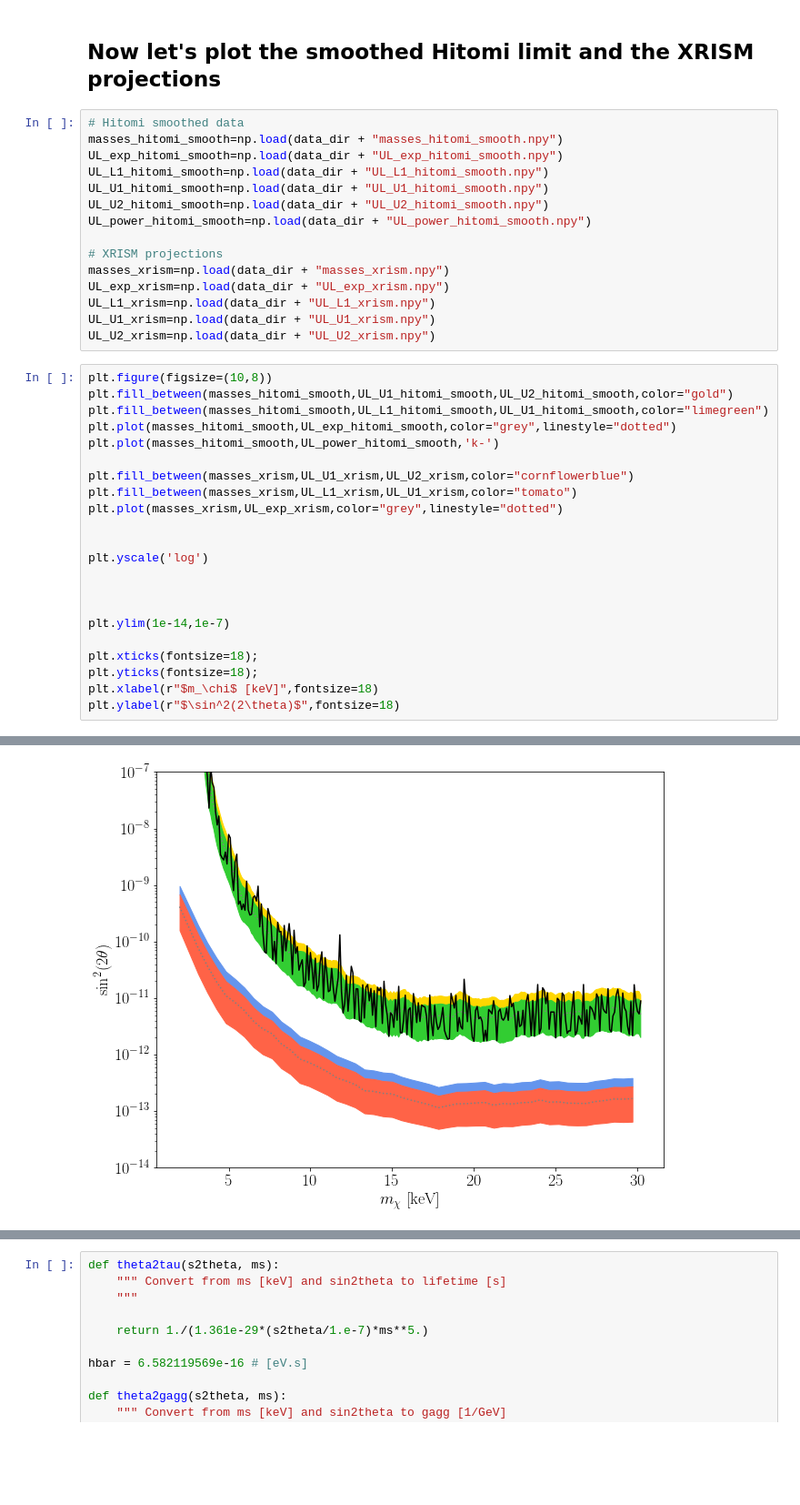
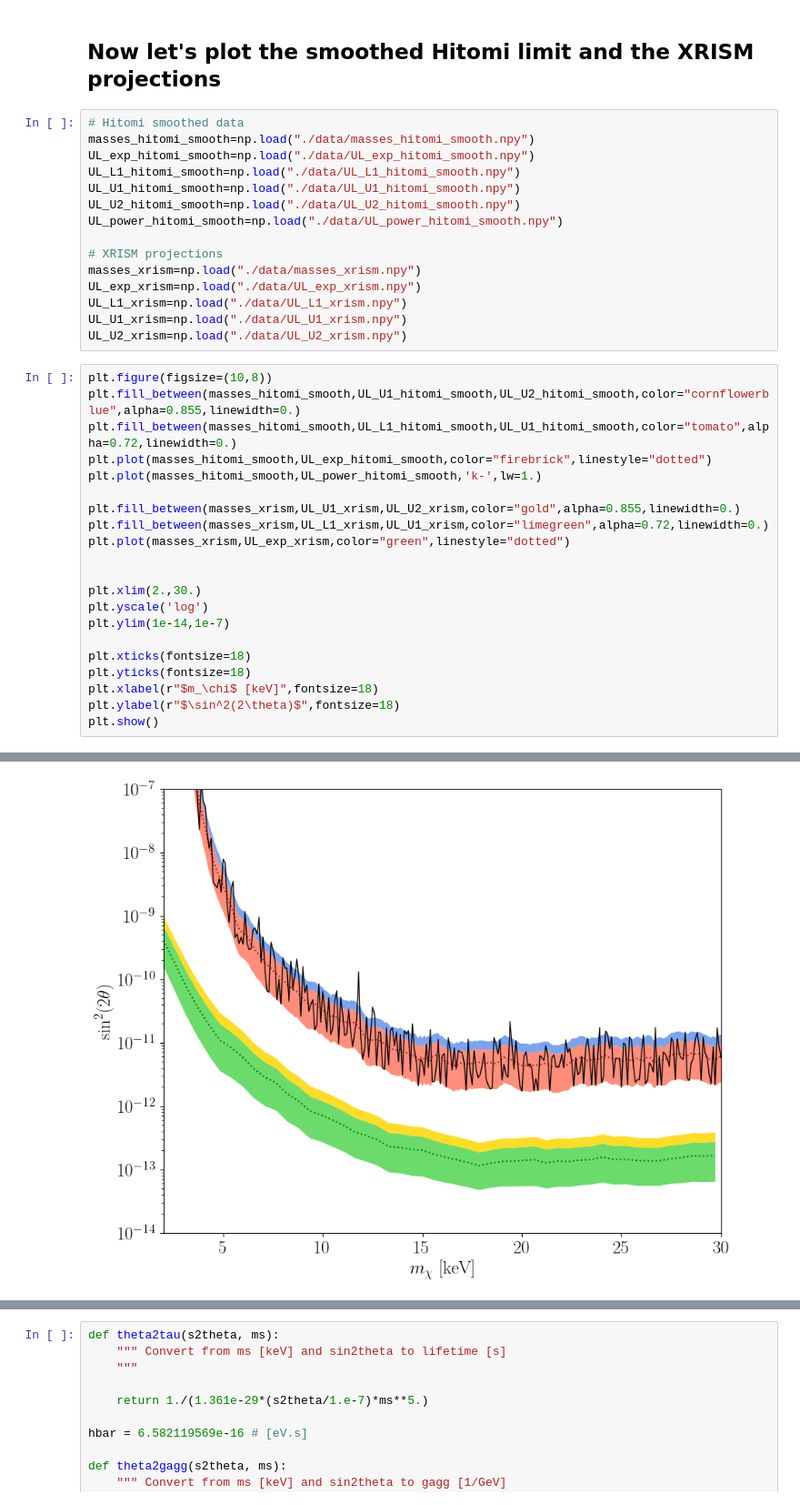
Before and after one commit to bsafdi/Hitomi_BSO_for_DM, a Jupyter notebook: illustrate_data.ipynb, the cells around one changed output, grey strips where cells are left out. Shown at 91% size. Cells and saved outputs as stored; diff of their text form; blank space fills up the shorter version.

```diff
--- a/illustrate_data.ipynb
+++ b/illustrate_data.ipynb
@@ -44,39 +46,38 @@ Text(0, 0.5, 'discovery TS')
 ## Now let's plot the smoothed Hitomi limit and the XRISM projections
 # %%
 # Hitomi smoothed data
-masses_hitomi_smooth=np.load(data_dir + "masses_hitomi_smooth.npy")
-UL_exp_hitomi_smooth=np.load(data_dir + "UL_exp_hitomi_smooth.npy")
-UL_L1_hitomi_smooth=np.load(data_dir + "UL_L1_hitomi_smooth.npy")
-UL_U1_hitomi_smooth=np.load(data_dir + "UL_U1_hitomi_smooth.npy")
-UL_U2_hitomi_smooth=np.load(data_dir + "UL_U2_hitomi_smooth.npy")
-UL_power_hitomi_smooth=np.load(data_dir + "UL_power_hitomi_smooth.npy")
+masses_hitomi_smooth=np.load("./data/masses_hitomi_smooth.npy")
+UL_exp_hitomi_smooth=np.load("./data/UL_exp_hitomi_smooth.npy")
+UL_L1_hitomi_smooth=np.load("./data/UL_L1_hitomi_smooth.npy")
+UL_U1_hitomi_smooth=np.load("./data/UL_U1_hitomi_smooth.npy")
+UL_U2_hitomi_smooth=np.load("./data/UL_U2_hitomi_smooth.npy")
+UL_power_hitomi_smooth=np.load("./data/UL_power_hitomi_smooth.npy")
 
 # XRISM projections
-masses_xrism=np.load(data_dir + "masses_xrism.npy")
-UL_exp_xrism=np.load(data_dir + "UL_exp_xrism.npy")
-UL_L1_xrism=np.load(data_dir + "UL_L1_xrism.npy")
-UL_U1_xrism=np.load(data_dir + "UL_U1_xrism.npy")
-UL_U2_xrism=np.load(data_dir + "UL_U2_xrism.npy")
+masses_xrism=np.load("./data/masses_xrism.npy")
+UL_exp_xrism=np.load("./data/UL_exp_xrism.npy")
+UL_L1_xrism=np.load("./data/UL_L1_xrism.npy")
+UL_U1_xrism=np.load("./data/UL_U1_xrism.npy")
+UL_U2_xrism=np.load("./data/UL_U2_xrism.npy")
 # %%
 plt.figure(figsize=(10,8))
-plt.fill_between(masses_hitomi_smooth,UL_U1_hitomi_smooth,UL_U2_hitomi_smooth,color="gold")
-plt.fill_between(masses_hitomi_smooth,UL_L1_hitomi_smooth,UL_U1_hitomi_smooth,color="limegreen")
-plt.plot(masses_hitomi_smooth,UL_exp_hitomi_smooth,color="grey",linestyle="dotted")
-plt.plot(masses_hitomi_smooth,UL_power_hitomi_smooth,'k-')
+plt.fill_between(masses_hitomi_smooth,UL_U1_hitomi_smooth,UL_U2_hitomi_smooth,color="cornflowerblue",alpha=0.855,linewidth=0.)
+plt.fill_between(masses_hitomi_smooth,UL_L1_hitomi_smooth,UL_U1_hitomi_smooth,color="tomato",alpha=0.72,linewidth=0.)
+plt.plot(masses_hitomi_smooth,UL_exp_hitomi_smooth,color="firebrick",linestyle="dotted")
+plt.plot(masses_hitomi_smooth,UL_power_hitomi_smooth,'k-',lw=1.)
 
-plt.fill_between(masses_xrism,UL_U1_xrism,UL_U2_xrism,color="cornflowerblue")
-plt.fill_between(masses_xrism,UL_L1_xrism,UL_U1_xrism,color="tomato")
-plt.plot(masses_xrism,UL_exp_xrism,color="grey",linestyle="dotted")
+plt.fill_between(masses_xrism,UL_U1_xrism,UL_U2_xrism,color="gold",alpha=0.855,linewidth=0.)
+plt.fill_between(masses_xrism,UL_L1_xrism,UL_U1_xrism,color="limegreen",alpha=0.72,linewidth=0.)
+plt.plot(masses_xrism,UL_exp_xrism,color="green",linestyle="dotted")
 
 
+plt.xlim(2.,30.)
 plt.yscale('log')
-
-
-
 plt.ylim(1e-14,1e-7)
 
-plt.xticks(fontsize=18);
-plt.yticks(fontsize=18);
+plt.xticks(fontsize=18)
+plt.yticks(fontsize=18)
 plt.xlabel(r"$m_\chi$ [keV]",fontsize=18)
 plt.ylabel(r"$\sin^2(2\theta)$",fontsize=18)
+plt.show()
 # %% [output]
@@ -84,2 +84,2 @@ Text(0, 0.5, '$\\sin^2(2\\theta)$')
-[figure, old version]
+[figure, new version]
 # %% [markdown]
```
Also changed, not shown: parts of 10 cells of this notebook.
